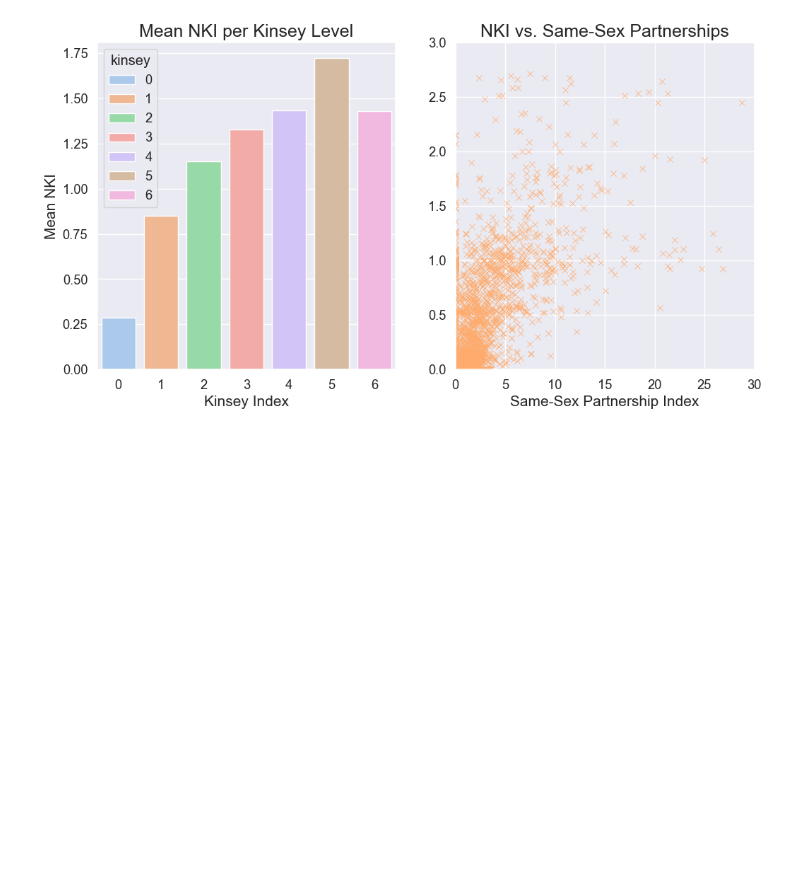
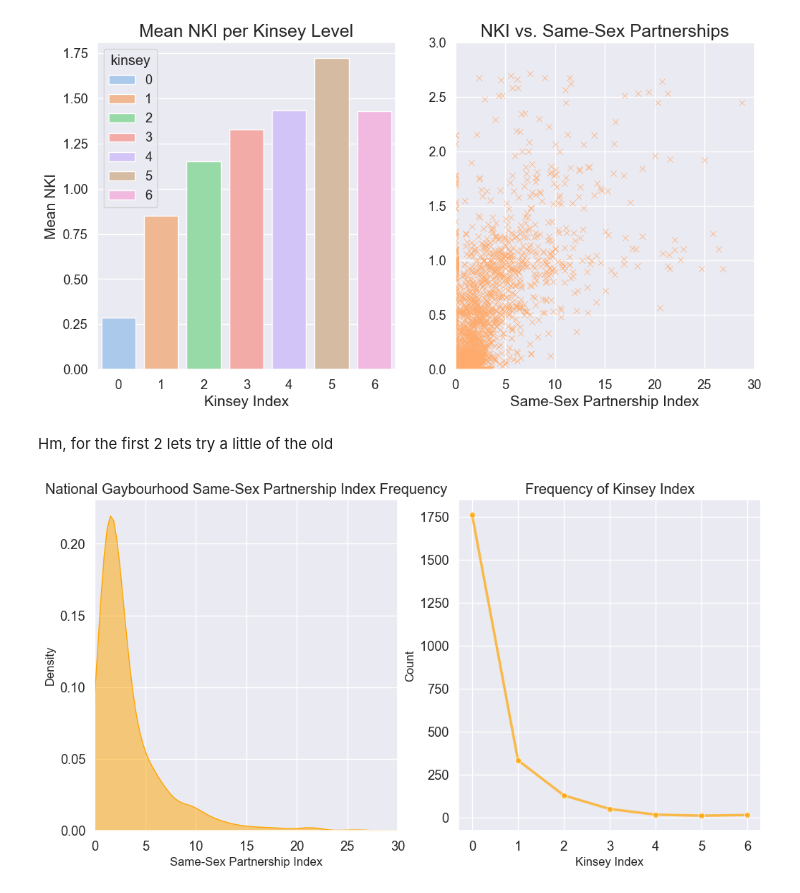
Before and after one commit to almsam/data-analysis-project-remastered, a Jupyter notebook: part 4 - geographical strata.ipynb, the cells around one changed output. Saved outputs shown, nothing was run; the diff lists cells and outputs as text; code cells hidden in the pictures; blank space fills up the shorter version.

Commit message:
plot 1 & 2

```diff
--- a/part 4 - geographical strata.ipynb
+++ b/part 4 - geographical strata.ipynb
@@ -97,3 +97,17 @@ mean_nk_scatter.set_xlabel("Same-Sex Partnership Index", fontsize=15)
 _=mean_nk_scatter.set_title("NKI vs. Same-Sex Partnerships", fontsize=18)
 # %% [output]
 [figure]
+# %% [markdown]
+Hm, for the first 2 lets try a little of the old
+# %%
+fig, axes = plt.subplots(1, 2, figsize=(12, 6))
+
+ss_index_hist = sns.kdeplot(data=gb.query("`SS_Index` != 0"), x="SS_Index", ax=axes[0], color="orange", fill=True, alpha=0.5)
+_ = ss_index_hist.set(title="National Gaybourhood Same-Sex Partnership Index Frequency", xlabel="Same-Sex Partnership Index", xlim=(0,30))
+
+gb_kinsey_counts = gb.groupby("kinsey").size().reset_index(name='count') # type: ignore
+kinsey_lineplot = sns.lineplot(data=gb_kinsey_counts, x="kinsey", y="count", marker="o", ax=axes[1], color="orange")
+_ = kinsey_lineplot.set(title="Frequency of Kinsey Index", ylabel="Count", xlabel="Kinsey Index")
+kinsey_lineplot.lines[0].set_alpha(0.7); kinsey_lineplot.lines[0].set_linewidth(2.5)
+# %% [output]
+[figure, added]
```
